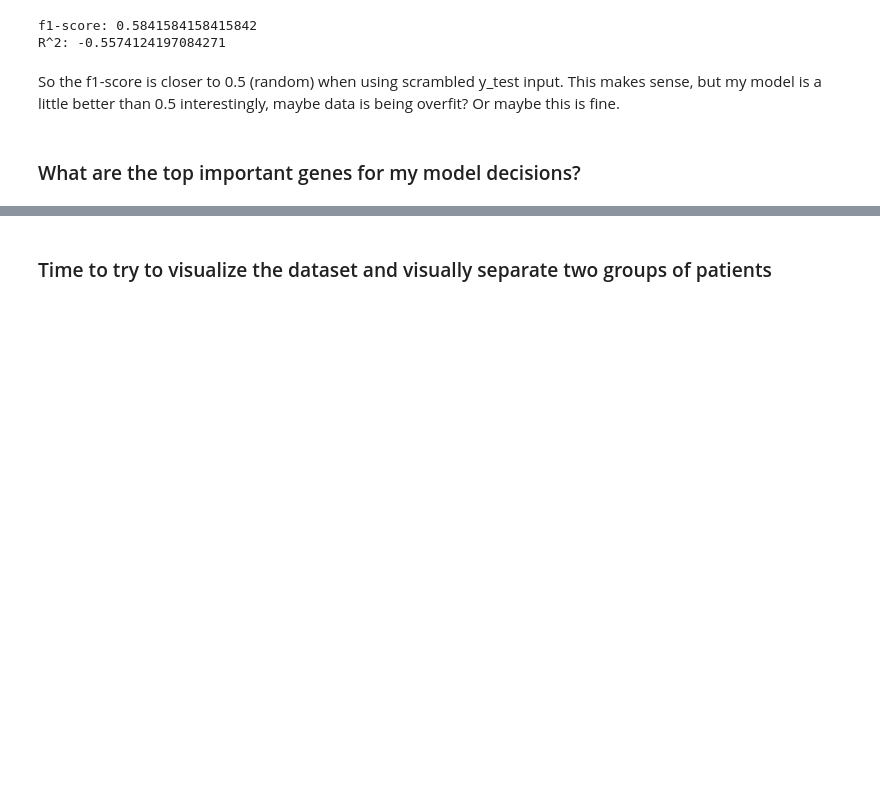
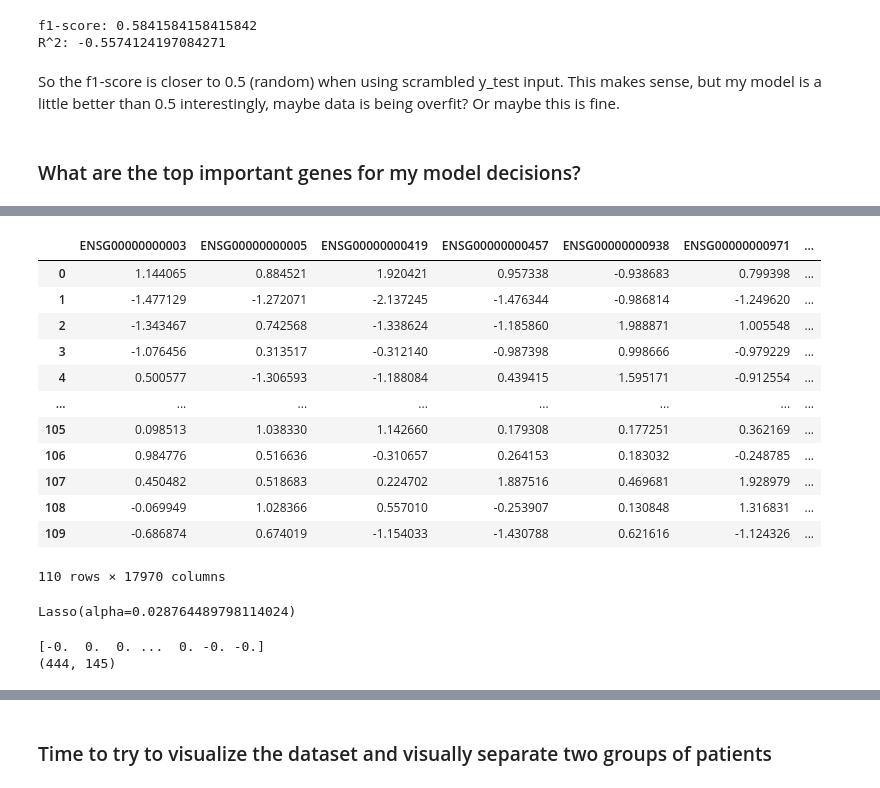
Before and after one commit to darianyang/MachineLearning, a Jupyter notebook: hw3/Lab3_DTY.ipynb, the cells around one changed output, grey strips where cells are left out. Drawn from its saved outputs; the diff is of its cells as text; code cells hidden in the pictures; blank space fills up the shorter version.

```diff
--- a/hw3/Lab3_DTY.ipynb
+++ b/hw3/Lab3_DTY.ipynb
@@ -610,0 +689,23 @@ Here I can take my feature selection data and look at the rankings.
+# %%
+test_x_scaled_cols = pd.DataFrame(test_x_scaled, columns=test_x.columns[1:])
+test_x_scaled_cols
+# %% [output]
+|  | ENSG00000000003 | ENSG00000000005 | ENSG00000000419 | ENSG00000000457 | ENSG00000000938 | ENSG00000000971 | ... |
+| 0 | 1.144065 | 0.884521 | 1.920421 | 0.957338 | -0.938683 | 0.799398 | ... |
+| 1 | -1.477129 | -1.272071 | -2.137245 | -1.476344 | -0.986814 | -1.249620 | ... |
+| 2 | -1.343467 | 0.742568 | -1.338624 | -1.185860 | 1.988871 | 1.005548 | ... |
+| 3 | -1.076456 | 0.313517 | -0.312140 | -0.987398 | 0.998666 | -0.979229 | ... |
+| 4 | 0.500577 | -1.306593 | -1.188084 | 0.439415 | 1.595171 | -0.912554 | ... |
+| ... | ... | ... | ... | ... | ... | ... | ... |
+| 105 | 0.098513 | 1.038330 | 1.142660 | 0.179308 | 0.177251 | 0.362169 | ... |
+| 106 | 0.984776 | 0.516636 | -0.310657 | 0.264153 | 0.183032 | -0.248785 | ... |
+| 107 | 0.450482 | 0.518683 | 0.224702 | 1.887516 | 0.469681 | 1.928979 | ... |
+| 108 | -0.069949 | 1.028366 | 0.557010 | -0.253907 | 0.130848 | 1.316831 | ... |
+| 109 | -0.686874 | 0.674019 | -1.154033 | -1.430788 | 0.621616 | -1.124326 | ... |
+110 rows × 17970 columns
+# %%
+lasso_cv = linear_model.LassoCV().fit(train_x_scaled_cols, train_y.iloc[:,1])
+lasso = linear_model.Lasso(alpha=lasso_cv.alpha_).fit(train_x_scaled_cols, train_y.iloc[:,1])
+lasso
+# %% [output]
+Lasso(alpha=0.028764489798114024)
@@ -610,0 +715,12 @@ Here I can take my feature selection data and look at the rankings.
+# %%
+model_sel = SelectFromModel(estimator=lasso, prefit=True)
+model_sel.fit(train_x_scaled_cols, train_y.iloc[:,1])
+print(model_sel.estimator_.coef_)
+#print(model_sel.feature_names_in_.shape)
+red_train_x = model_sel.transform(train_x_scaled_cols)
+print(red_train_x.shape)
+
+# can't get feature names out for now, will just skip to rfe
+# %% [output]
+[-0.  0.  0. ...  0. -0. -0.]
+(444, 145)
```
Also changed, not shown: parts of 39 cells of this notebook, 1 other file.
